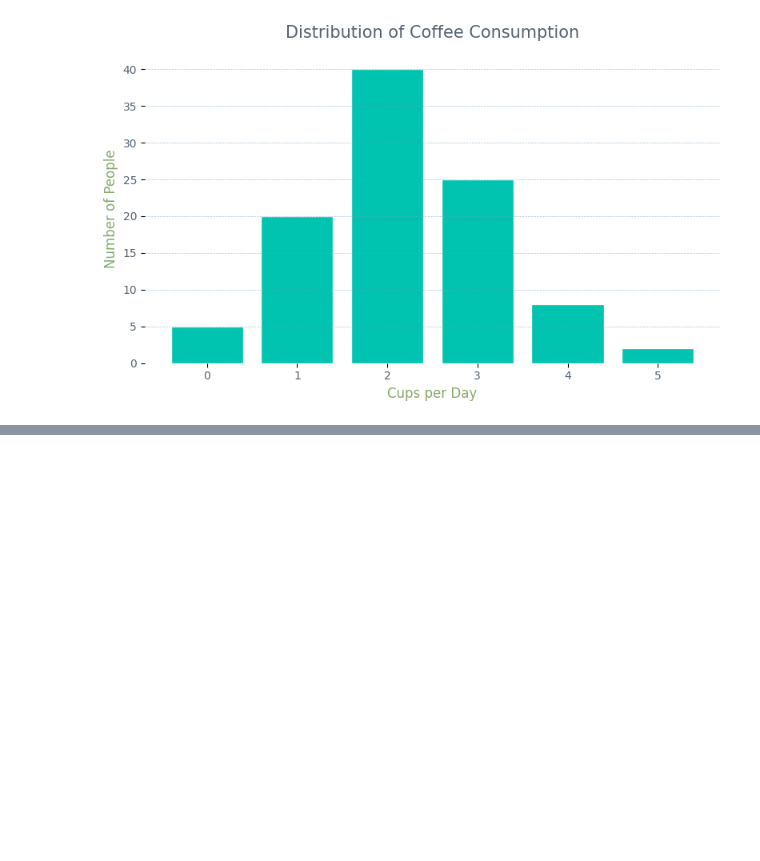
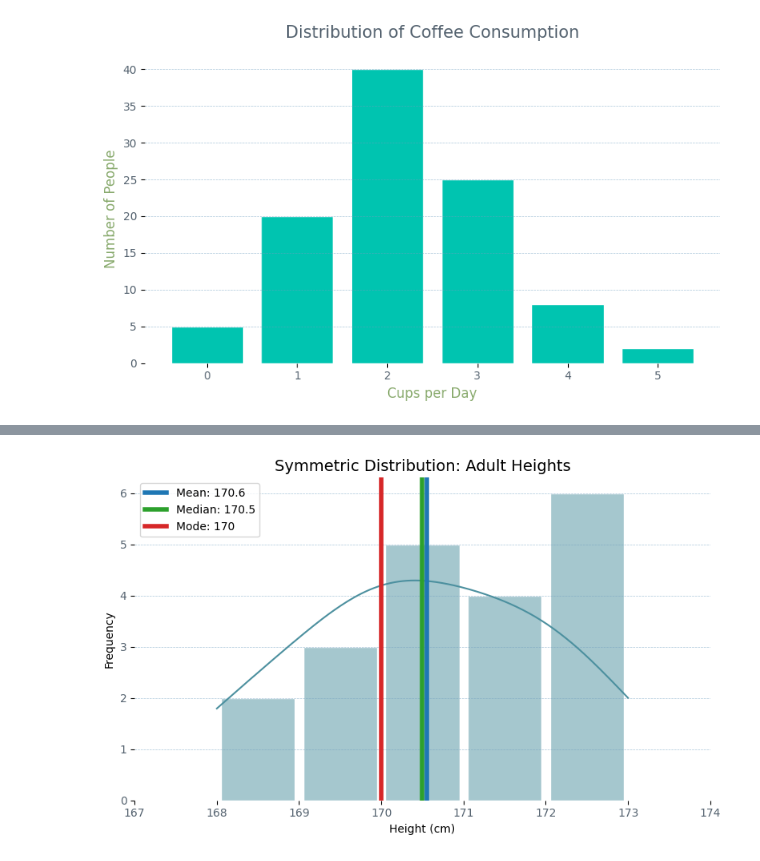
Before and after one commit to Rumaan-Kaisar/DataScience, a Jupyter notebook: Stat_ch1_dscptv/ch1_descriptive_stat_P2.ipynb, the cells around one changed output, grey strips where cells are left out. Saved outputs shown, nothing was run; the diff lists cells and outputs as text; code cells hidden in the pictures; blank space fills up the shorter version.

```diff
--- a/Stat_ch1_dscptv/ch1_descriptive_stat_P2.ipynb
+++ b/Stat_ch1_dscptv/ch1_descriptive_stat_P2.ipynb
@@ -29,0 +101,42 @@ plt.show()
+# %%
+import numpy as np
+from collections import Counter
+import matplotlib.pyplot as plt
+import seaborn as sns
+
+# Sample data
+heights = [168, 170, 171, 169, 173, 172, 168, 170, 171, 170,
+           172, 169, 171, 170, 173, 172, 170, 169, 171, 172]
+
+# Calculate statistics
+mean_val = np.mean(heights)
+median_val = np.median(heights)
+mode_val = Counter(heights).most_common(1)[0][0]
+
+# Plot
+plt.figure(figsize=(8, 5))
+sns.histplot(heights, bins=5, kde=True, color="#4c909f", shrink=0.9, edgecolor='white')
+plt.title("Symmetric Distribution: Adult Heights", fontsize=14)
+plt.xlabel("Height (cm)")
+plt.ylabel("Frequency")
+plt.xlim(167, 174)
+
+# Add mean, median, mode lines
+plt.axvline(mean_val, color="#1f77b4", linestyle="-", linewidth=4, label=f"Mean: {mean_val:.1f}")
+plt.axvline(median_val, color="#2ca02c", linestyle="-", linewidth=4, label=f"Median: {median_val}")
+plt.axvline(mode_val, color="#d62728", linestyle="-", linewidth=4, label=f"Mode: {mode_val}")
+
+# Ticks and grid
+plt.xticks(fontsize=10, color="#54626f")
+plt.yticks(fontsize=10, color="#54626f")
+plt.grid(axis="y", linestyle="--", linewidth=0.5, alpha=0.6, color="#72a0c1")
+
+# Minimalist styling
+for spine in plt.gca().spines.values():
+    spine.set_visible(False)
+
+plt.legend(loc="upper left", fontsize=10)
+plt.tight_layout()
+plt.show()
+# %% [output]
+[figure, added]
```
Also changed, not shown: parts of 20 cells of this notebook.
